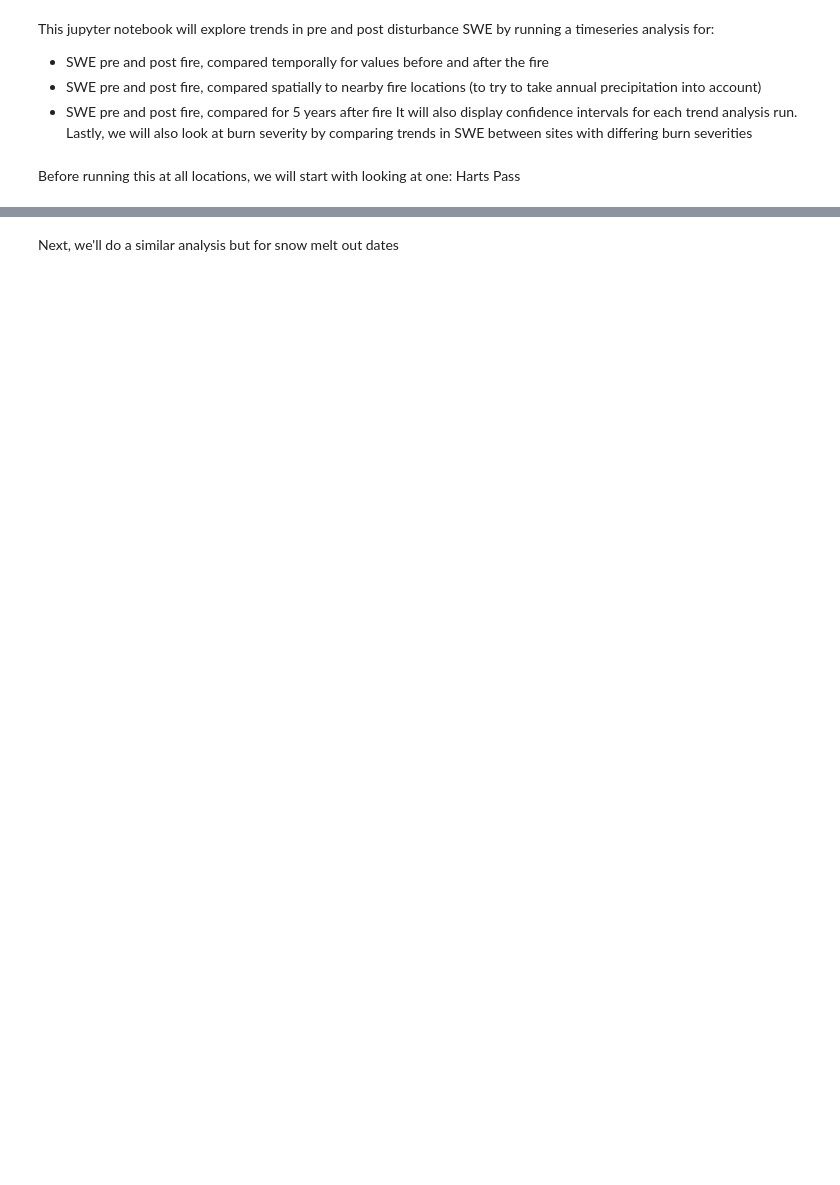
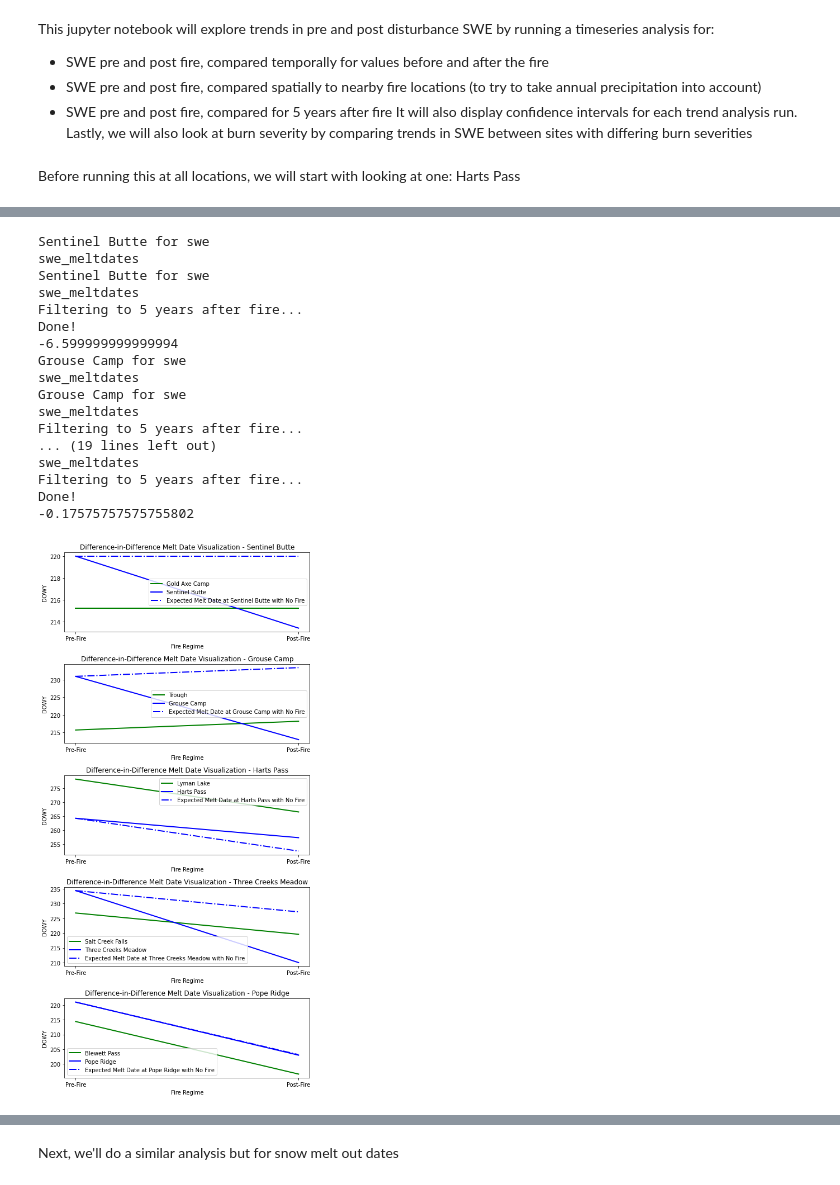
Before and after one commit to dlhogan97/CEWA565_project, a Jupyter notebook: regression_confidence_intervals.ipynb, the cells around one changed output, grey strips where cells are left out. Cells and saved outputs as stored; diff of their text form; code cells hidden in the pictures; blank space fills up the shorter version.

```diff
--- a/regression_confidence_intervals.ipynb
+++ b/regression_confidence_intervals.ipynb
@@ -288,3 +425,45 @@ Done!
+# %%
+fig, axs = plt.subplots(5,figsize=(7,14),tight_layout=True)
+for i,(site,paired) in enumerate(fire_sites.items()):
+
+        df_b, df_a, df_paired_b, df_paired_a = getSites(site,paired, variable='meltdates', postyrs=years)
+
+        avg_melt_b = df_b['DOWY'].mean()
+        avg_melt_b_paired = df_paired_b['DOWY'].mean()
+        avg_melt_a = df_a['DOWY'].mean()
+        avg_melt_a_paired = df_paired_a['DOWY'].mean()
+
+        diff_in_diff = (avg_melt_a-avg_melt_b)-(avg_melt_a_paired-avg_melt_b_paired)
+        print(diff_in_diff)
+
+        axs[i].plot(['Pre-Fire', "Post-Fire"], [avg_melt_b_paired, avg_melt_a_paired], c= 'g',label=paired, lw=2)
+        axs[i].plot(["Pre-Fire", "Post-Fire"], [avg_melt_b, avg_melt_a],c= 'b', label=site, lw=2)
+
+        axs[i].plot(["Pre-Fire", "Post-Fire"], [avg_melt_b, avg_melt_b+(avg_melt_a_paired-avg_melt_b_paired)],
+                label="Expected Melt Date at {} with No Fire".format(site), lw=2, color="b", ls="-.")
+        axs[i].legend()
+        axs[i].set_xlabel('Fire Regime')
+        axs[i].set_ylabel('DOWY')
+        axs[i].set_title('Difference-in-Difference Melt Date Visualization - {}'.format(site))
+# %% [output]
+Sentinel Butte for swe
+swe_meltdates
+Sentinel Butte for swe
+swe_meltdates
+Filtering to 5 years after fire...
+Done!
+-6.599999999999994
+Grouse Camp for swe
+swe_meltdates
+Grouse Camp for swe
+swe_meltdates
+Filtering to 5 years after fire...
+... (19 lines left out)
+swe_meltdates
+Filtering to 5 years after fire...
+Done!
+-0.17575757575755802
+[figure, added]
 # %%
 diff_in_diff_results = {}
 for i,(site,paired) in enumerate(fire_sites.items()):
```
Also changed, not shown: parts of 12 cells of this notebook, 4 other files.
